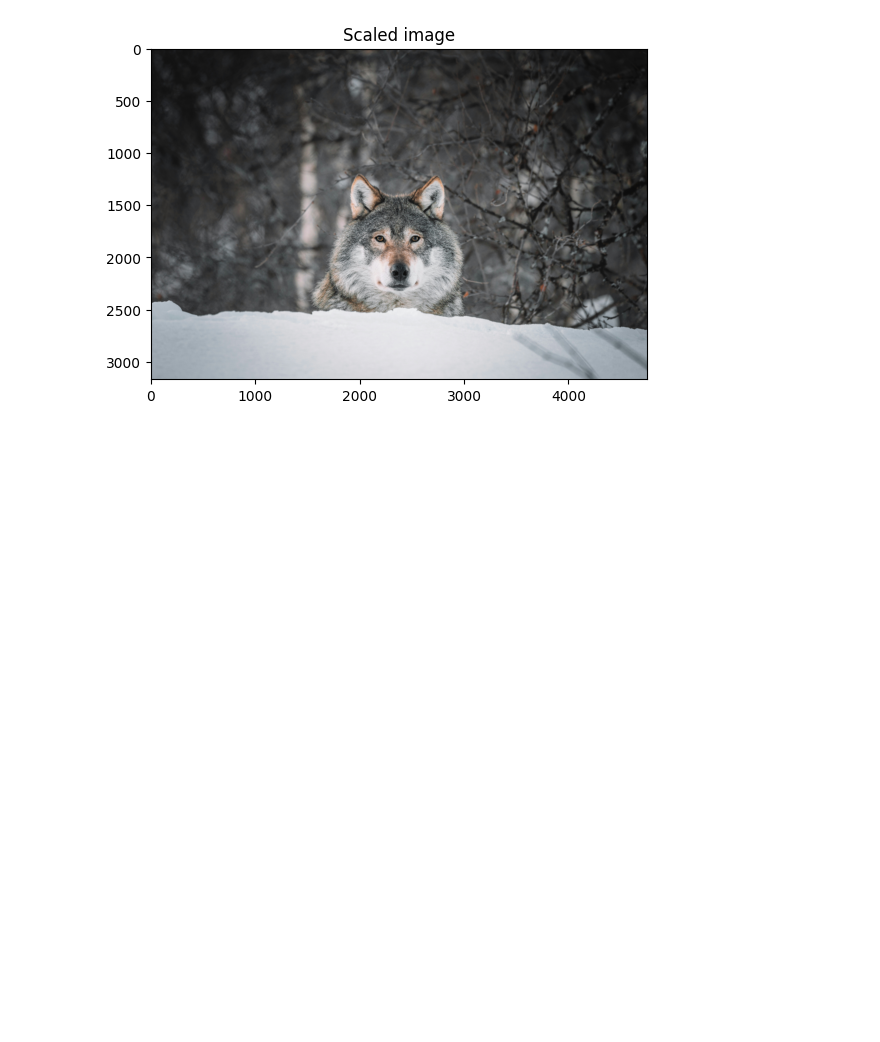
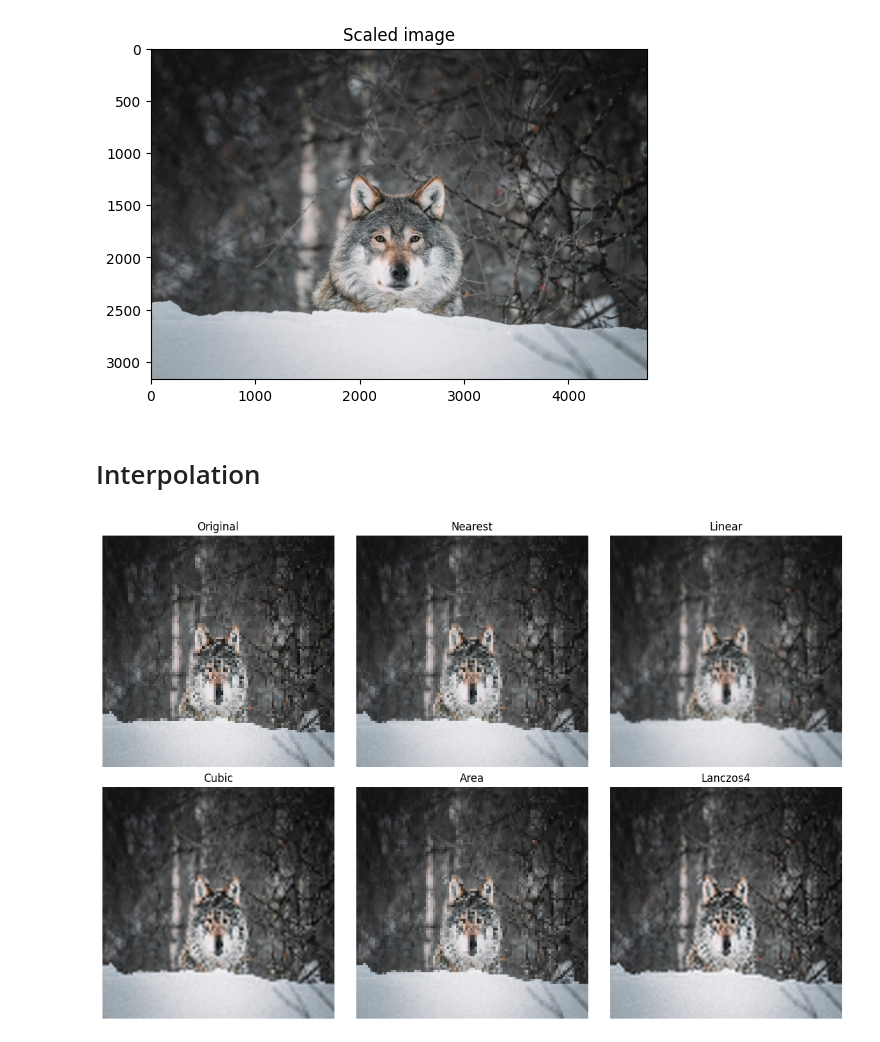
Before and after one commit to afadnan/deeplearning, a Jupyter notebook: 5_image_resizing_scaling/resizing_scaling.ipynb, the cells around one changed output. Drawn from its saved outputs; the diff is of its cells as text; code cells hidden in the pictures; blank space fills up the shorter version.

Commit message:
resizing,interpolation

```diff
--- a/5_image_resizing_scaling/resizing_scaling.ipynb
+++ b/5_image_resizing_scaling/resizing_scaling.ipynb
@@ -46,3 +48,44 @@ plt.title("Scaled image")
 (3168, 4752, 3)
 Text(0.5, 1.0, 'Scaled image')
 [figure]
+# %% [markdown]
+# Interpolation
+# %%
+resize_width = 700
+resize_height = 700
+
+image_rgb_resized = cv2.resize(image_rgb,(100,100))
+
+# interpolation methods
+
+methods = {
+    'Nearest' : cv2.INTER_NEAREST,
+    'Linear' : cv2.INTER_LINEAR,
+    'Cubic' : cv2.INTER_CUBIC,
+    'Area' : cv2.INTER_AREA,
+    'Lanczos4' : cv2.INTER_LANCZOS4,
+}
+
+resized_images = {}
+for name,method in methods.items():
+    resized_images[name] = cv2.resize(image_rgb_resized,(resize_width,resize_height), interpolation=method)
+    cv2.imwrite(f"./{name}.jpg",resized_images[name])
+
+plt.figure(figsize=(12,8))
+
+# Original Image
+plt.subplot(2,3,1)
+plt.imshow(image_rgb_resized)
+plt.title("Original")
+plt.axis("off")
+
+for i,(name,resized_image) in enumerate(resized_images.items(),start=2):
+    plt.subplot(2,3,i)
+    plt.imshow(resized_image)
+    plt.title(name)
+    plt.axis('off')
+
+plt.tight_layout()
+plt.show()
+# %% [output]
+[figure, added]
```
Also changed, not shown: parts of 11 cells of this notebook, 5 other files.
